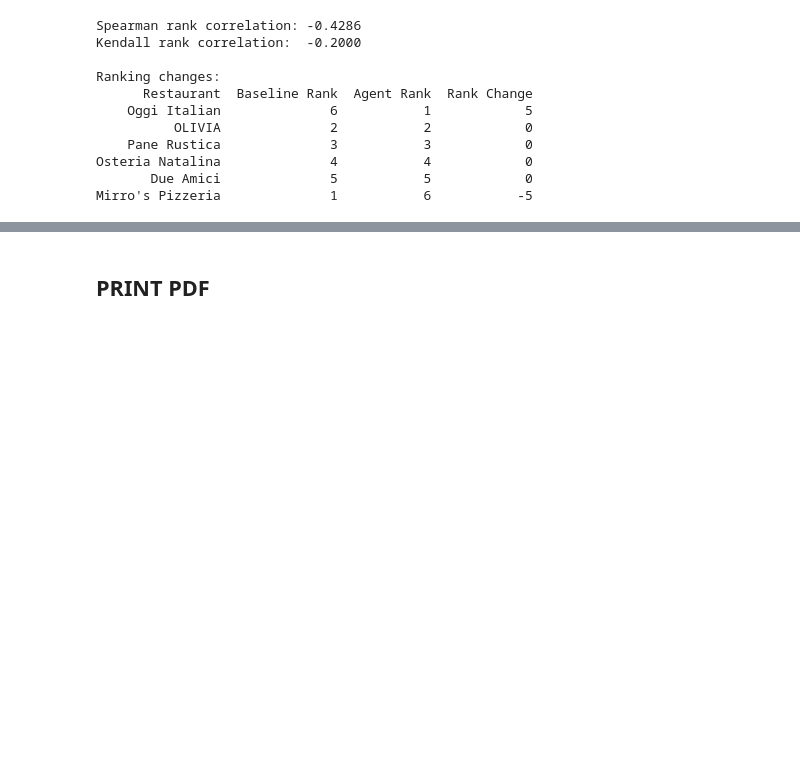
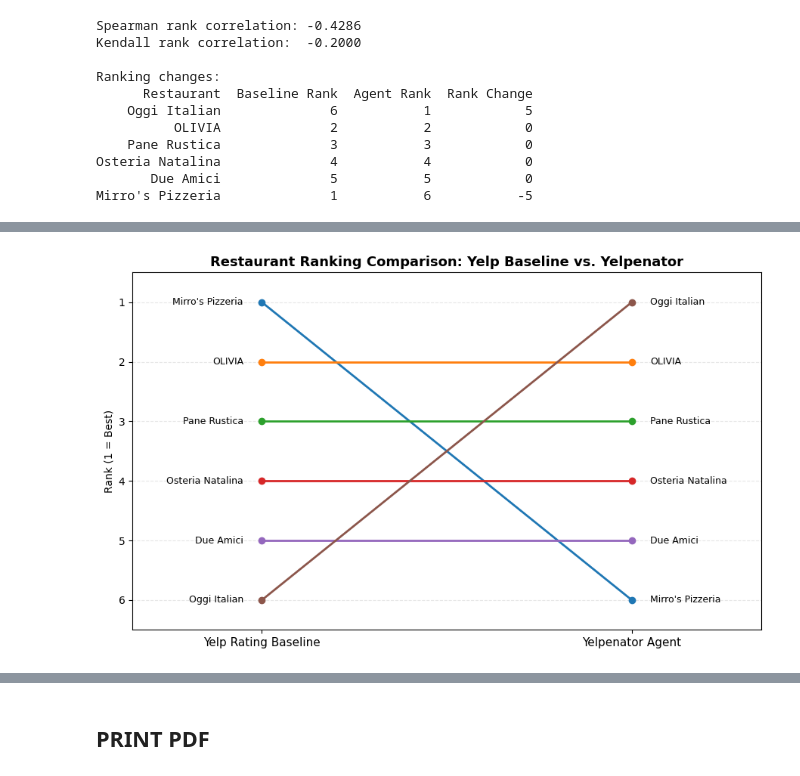
Before and after one commit to behar43/CAP6938_AI_Knowledge_Systems_Final_Project, a Jupyter notebook: tester_Ben_Prishtina.ipynb, the cells around one changed output, grey strips where cells are left out. Saved outputs shown, nothing was run; the diff lists cells and outputs as text; code cells hidden in the pictures; blank space fills up the shorter version.

```diff
--- a/tester_Ben_Prishtina.ipynb
+++ b/tester_Ben_Prishtina.ipynb
@@ -2015,0 +2019,74 @@ Mirro's Pizzeria              1           6           -5
+# %%
+import matplotlib.pyplot as plt
+
+# Sort restaurants by baseline rank.
+plot_df = comparison.sort_values("Baseline Rank")
+
+fig, ax = plt.subplots(figsize=(9, 5.5))
+
+for _, row in plot_df.iterrows():
+
+    baseline_rank = row["Baseline Rank"]
+    agent_rank = row["Agent Rank"]
+
+    ax.plot(
+        [0, 1],
+        [baseline_rank, agent_rank],
+        marker="o",
+        linewidth=2
+    )
+
+    ax.text(
+        -0.05,
+        baseline_rank,
+        row["Restaurant"],
+        ha="right",
+        va="center",
+        fontsize=9
+    )
+
+    ax.text(
+        1.05,
+        agent_rank,
+        row["Restaurant"],
+        ha="left",
+        va="center",
+        fontsize=9
+    )
+
+#ax.set_xlim(-0.15, 1.15) #don't like these dimensions
+ax.set_xlim(-0.35, 1.35)
+
+ax.set_ylim(6.5, 0.5)
+
+ax.set_xticks([0, 1])
+ax.set_xticklabels(
+    ["Yelp Rating Baseline", "Yelpenator Agent"],
+    fontsize=11
+)
+
+ax.set_ylabel("Rank (1 = Best)")
+ax.set_title(
+    "Restaurant Ranking Comparison: Yelp Baseline vs. Yelpenator",
+    fontsize=13,
+    fontweight="bold"
+)
+
+ax.grid(axis="y", linestyle="--", alpha=0.3)
+
+plt.tight_layout()
+
+plt.savefig(
+    "baseline_vs_agent_ranking.png",
+    dpi=300,
+    bbox_inches="tight"
+)
+
+plt.savefig(
+    "baseline_vs_agent_ranking.pdf",
+    bbox_inches="tight"
+)
+
+plt.show()
+# %% [output]
+[figure, added]
```
Also changed, not shown: parts of 4 cells of this notebook, 1 other file.
